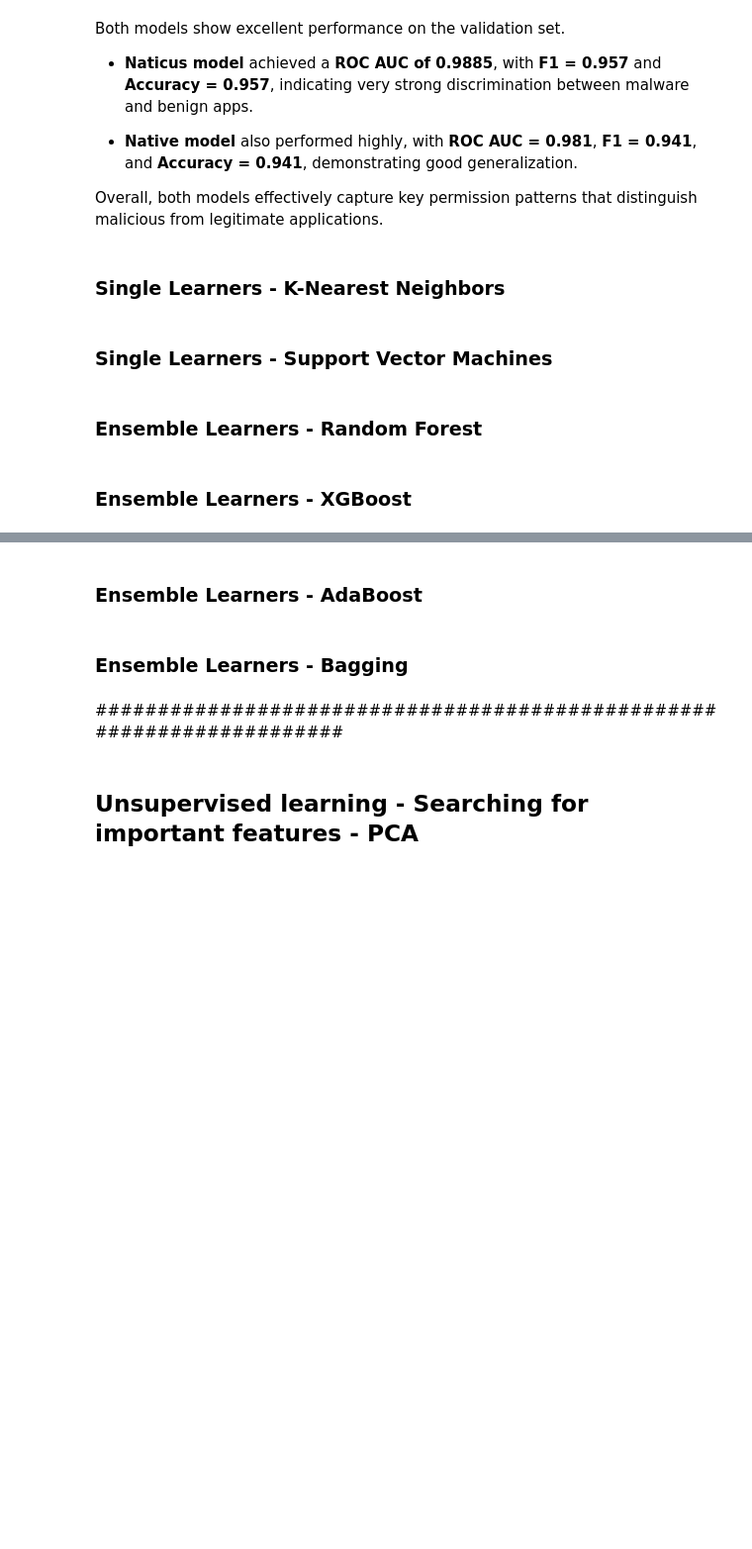
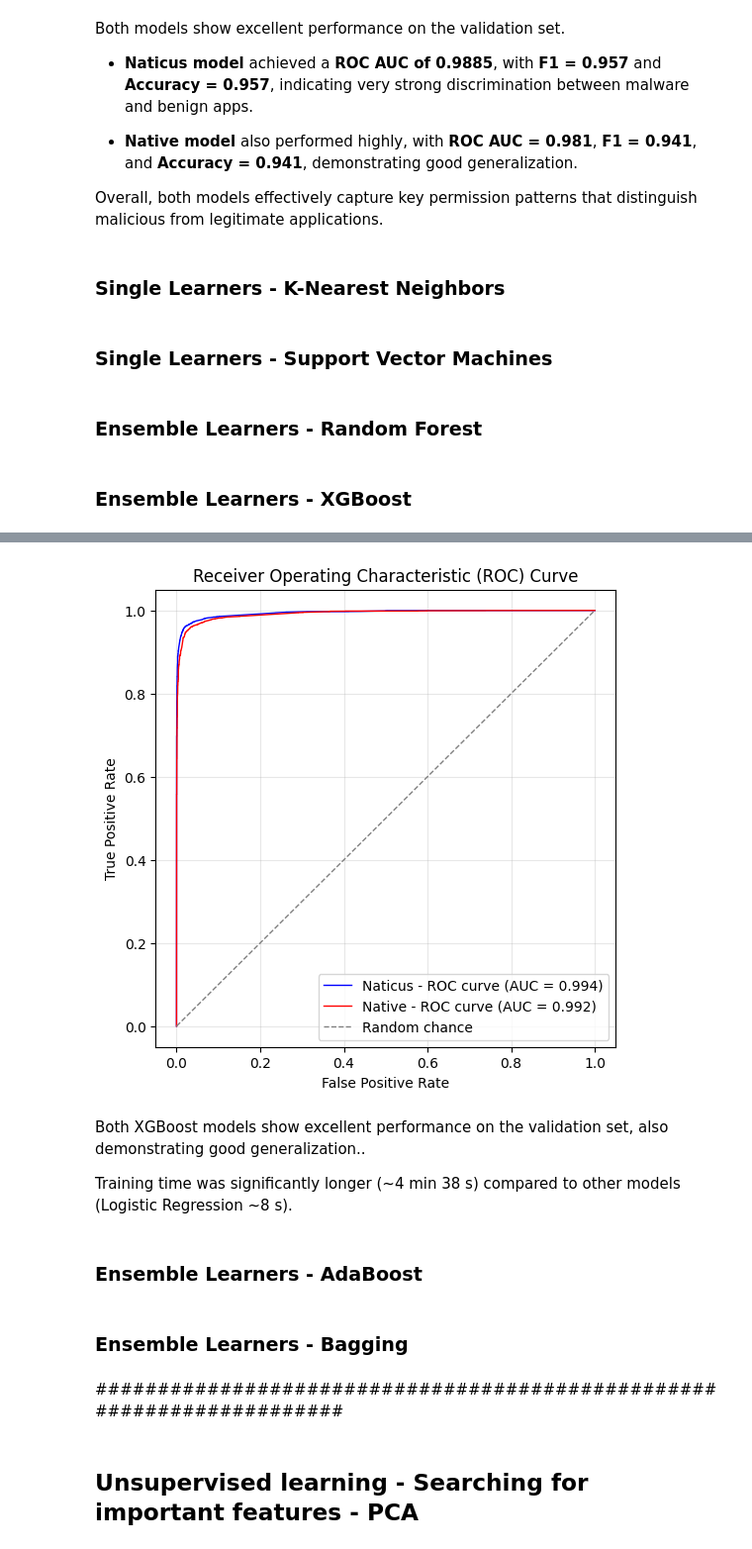
Before and after one commit to AugustinGrunewald/-NATICUSdroid, a Jupyter notebook: main.ipynb, the cells around one changed output, grey strips where cells are left out. Shown at 99% size. Drawn from its saved outputs; the diff is of its cells as text; code cells hidden in the pictures; blank space fills up the shorter version.

Commit message:
XGBoost - DONE

```diff
--- a/main.ipynb
+++ b/main.ipynb
@@ -306,7 +307,7 @@ param_grid = {
 }
 
 # KFold & search for best hyperparameters
-grid_acc_naticus = GridSearchCV(
+grid_lr_naticus = GridSearchCV(
     estimator=LogisticRegression(solver="liblinear"),       # Base model
     param_grid=param_grid,                                  # Search hyperparameters space
     scoring=scoring_metrics,                                # Used metrics
@@ -315,7 +316,7 @@ grid_acc_naticus = GridSearchCV(
     n_jobs=-1                                               # Parallelization : Using all cores
 )
 
-grid_acc_native = GridSearchCV(
+grid_lr_native = GridSearchCV(
     estimator=LogisticRegression(solver="liblinear"),       # Base model
     param_grid=param_grid,                                  # Search hyperparameters space
     scoring=scoring_metrics,                                # Used metrics
@@ -325,7 +326,7 @@ grid_acc_native = GridSearchCV(
 )
 
 # Training while searching for best hyperparameters
-grid_acc_naticus.fit(X_naticus_train, y_naticus_train)
-grid_acc_native.fit(X_native_train, y_native_train);
+grid_lr_naticus.fit(X_naticus_train, y_naticus_train)
+grid_lr_native.fit(X_native_train, y_native_train);
 # %%
 # Saving the results
@@ -457,0 +539,20 @@ Overall, both models effectively capture key permission patterns that distinguis
+# %%
+# Validation of the best models - Prediction of the class and associated probability
+y_naticus_pred_xgb = xgb_naticus.predict(X_naticus_test)
+y_naticus_proba_xgb = xgb_naticus.predict_proba(X_naticus_test)[:, 1] # Looking at the proba of 1 = proba malware
+
+y_native_pred_xgb = xgb_native.predict(X_native_test)
+y_native_proba_xgb = xgb_native.predict_proba(X_native_test)[:, 1]
+
+# Printing scores
+print(40 * "* ")
+print("Best Model NATICUS on validation set")
+print(f"* ROC AUC : {roc_auc_score(y_naticus_test, y_naticus_proba_xgb):.5f}")
+print(f"* F1 Score : {f1_score(y_naticus_test, y_naticus_pred_xgb):.5f}")
+print(f"* Accuracy : {accuracy_score(y_naticus_test, y_naticus_pred_xgb):.5f}")
+print("\n" + 40 * "* " + "\n")
+print("Best Model NATIVE on validation set")
+print(f"* ROC AUC : {roc_auc_score(y_native_test, y_native_proba_xgb):.5f}")
+print(f"* F1 Score : {f1_score(y_native_test, y_native_pred_xgb):.5f}")
+print(f"* Accuracy : {accuracy_score(y_native_test, y_native_pred_xgb):.5f}")
+print(40 * "* ")
@@ -458,3 +573,26 @@ Overall, both models effectively capture key permission patterns that distinguis
+# %%
+# ROC_AUC curves
+fpr_naticus, tpr_naticus, _ = roc_curve(y_naticus_test, y_naticus_proba_xgb)
+roc_auc_naticus = auc(fpr_naticus, tpr_naticus)
+fpr_native, tpr_native, _ = roc_curve(y_native_test, y_native_proba_xgb)
+roc_auc_native = auc(fpr_native, tpr_native)
+
+fig, axes = plt.subplots(1,1,figsize=(6,6))
+axes.plot(fpr_naticus, tpr_naticus, color='blue', lw=1, label=f'Naticus - ROC curve (AUC = {roc_auc_naticus:.3f})')
+axes.plot(fpr_native, tpr_native, color='red', lw=1, label=f'Native - ROC curve (AUC = {roc_auc_native:.3f})')
+axes.plot([0, 1], [0, 1], color='gray', lw=1, linestyle='--', label='Random chance')
+
+axes.set_title("Receiver Operating Characteristic (ROC) Curve")
+axes.set_xlabel("False Positive Rate")
+axes.set_ylabel("True Positive Rate")
+axes.grid(alpha=0.3)
+axes.legend();
+# %% [output]
+[figure, added]
+# %% [markdown]
+Both XGBoost models show excellent performance on the validation set, also demonstrating good generalization..
+
+Training time was significantly longer (~4 min 38 s) compared to other models (Logistic Regression ~8 s).
 # %% [markdown]
 ### Ensemble Learners - AdaBoost
 # %%
```
Also changed, not shown: parts of 7 cells of this notebook.
